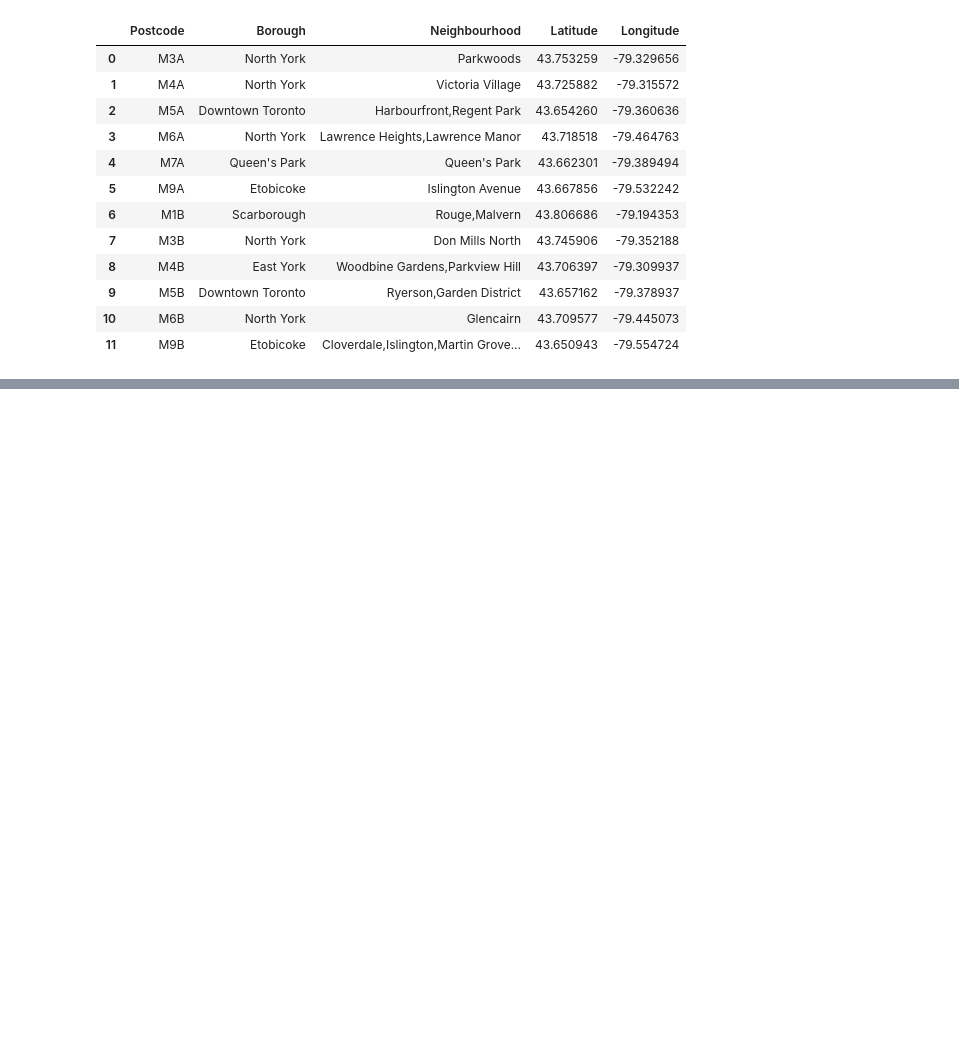
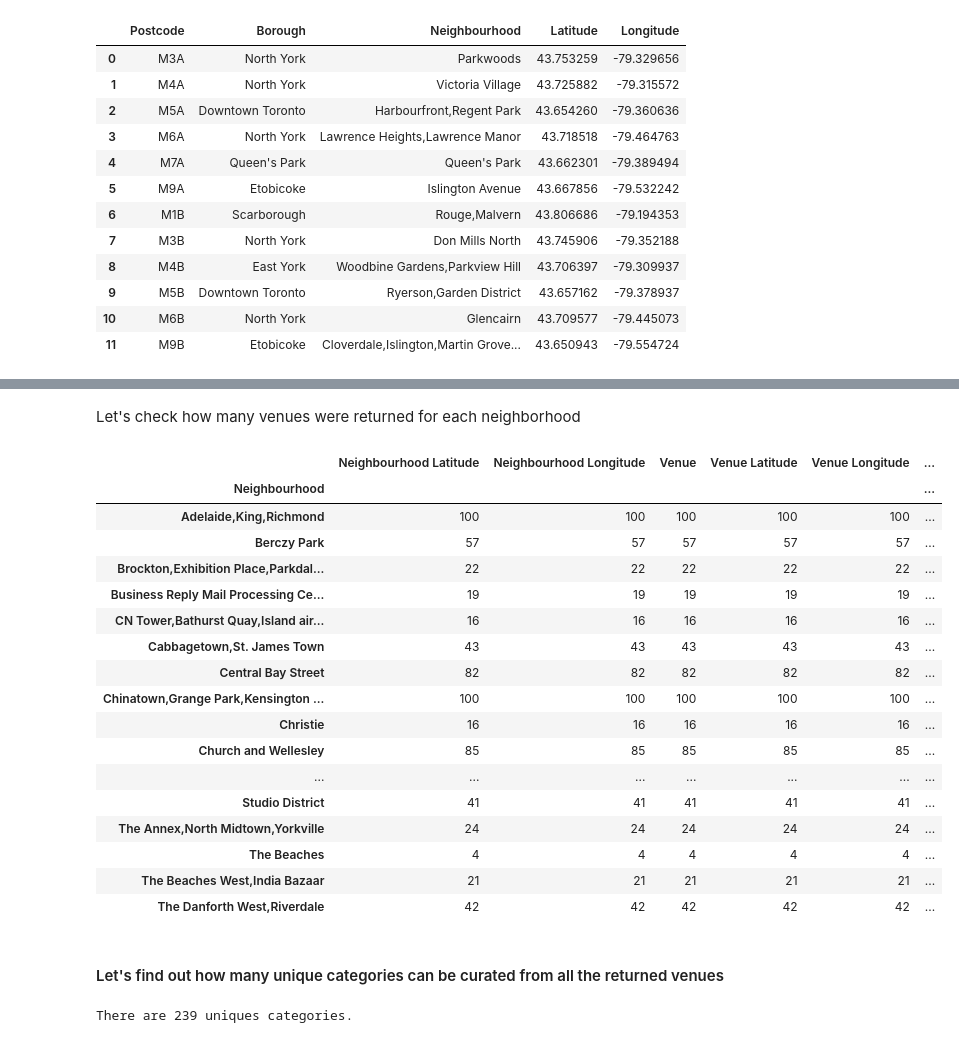
Before and after one commit to thaisceline/Coursera_Capstone, a Jupyter notebook: Neighborhoods in Toronto.ipynb, the cells around one changed output, grey strips where cells are left out. Drawn from its saved outputs; the diff is of its cells as text; code cells hidden in the pictures; blank space fills up the shorter version.

Commit message:
Segmenting and Clustering Neighborhoods in Toronto - part 3

```diff
--- a/Neighborhoods in Toronto.ipynb
+++ b/Neighborhoods in Toronto.ipynb
@@ -195,0 +238,6 @@ df_coords.head(12)
+# %%
+#filter boroughs in Toronto
+
+df_toronto=df_coords[df_coords['Borough'].str.contains('Toronto')]
+df_toronto.reset_index(drop=True,inplace=True)
+df_toronto.head()
@@ -195,0 +251,19 @@ df_coords.head(12)
+# %%
+# create map of Toronto using latitude and longitude values
+map_toronto = folium.Map(location=[latitude, longitude], zoom_start=12)
+
+# add markers to map
+for lat, lng, borough, neighbourhood in zip(df_toronto['Latitude'], df_toronto['Longitude'], df_toronto['Borough'], df_toronto['Neighbourhood']):
+    label = '{}, {}'.format(neighbourhood, borough)
+    label = folium.Popup(label, parse_html=True)
+    folium.CircleMarker(
+        [lat, lng],
+        radius=5,
+        popup=label,
+        color='blue',
+        fill=True,
+        fill_color='#3186cc',
+        fill_opacity=0.7,
+        parse_html=False).add_to(map_toronto)
+
+map_toronto
@@ -195,0 +274,4 @@ df_coords.head(12)
+# %%
+CLIENT_ID = 'LCGZLZRV2W0I30KORMZPGB5TVKE41H2ESC1GZYFBV0Z0BU3G' # your Foursquare ID
+CLIENT_SECRET = 'IIO54DSRH0N2NMGQYJJ3ZO1X5GIIN2TDBNYGXFMS1AAUKJKZ' # your Foursquare Secret
+VERSION = '20190802' # Foursquare API version
@@ -195,0 +324,4 @@ df_coords.head(12)
+# %%
+toronto_venues = getNearbyVenues(names=df_toronto['Neighbourhood'],
+                                   latitudes=df_toronto['Latitude'],
+                                   longitudes=df_toronto['Longitude'])
@@ -195,0 +359,29 @@ df_coords.head(12)
+# %% [markdown]
+Let's check how many venues were returned for each neighborhood
+# %%
+toronto_venues.groupby('Neighbourhood').count()
+# %% [output]
+|  | Neighbourhood Latitude | Neighbourhood Longitude | Venue | Venue Latitude | Venue Longitude | ... |
+| Neighbourhood |  |  |  |  |  | ... |
+| Adelaide,King,Richmond | 100 | 100 | 100 | 100 | 100 | ... |
+| Berczy Park | 57 | 57 | 57 | 57 | 57 | ... |
+| Brockton,Exhibition Place,Parkdal... | 22 | 22 | 22 | 22 | 22 | ... |
+| Business Reply Mail Processing Ce... | 19 | 19 | 19 | 19 | 19 | ... |
+| CN Tower,Bathurst Quay,Island air... | 16 | 16 | 16 | 16 | 16 | ... |
+| Cabbagetown,St. James Town | 43 | 43 | 43 | 43 | 43 | ... |
+| Central Bay Street | 82 | 82 | 82 | 82 | 82 | ... |
+| Chinatown,Grange Park,Kensington ... | 100 | 100 | 100 | 100 | 100 | ... |
+| Christie | 16 | 16 | 16 | 16 | 16 | ... |
+| Church and Wellesley | 85 | 85 | 85 | 85 | 85 | ... |
+| ... | ... | ... | ... | ... | ... | ... |
+| Studio District | 41 | 41 | 41 | 41 | 41 | ... |
+| The Annex,North Midtown,Yorkville | 24 | 24 | 24 | 24 | 24 | ... |
+| The Beaches | 4 | 4 | 4 | 4 | 4 | ... |
+| The Beaches West,India Bazaar | 21 | 21 | 21 | 21 | 21 | ... |
+| The Danforth West,Riverdale | 42 | 42 | 42 | 42 | 42 | ... |
+# %% [markdown]
+#### Let's find out how many unique categories can be curated from all the returned venues
+# %%
+print('There are {} uniques categories.'.format(len(toronto_venues['Venue Category'].unique())))
+# %% [output]
+There are 239 uniques categories.
```
Also changed, not shown: parts of 28 cells of this notebook.
